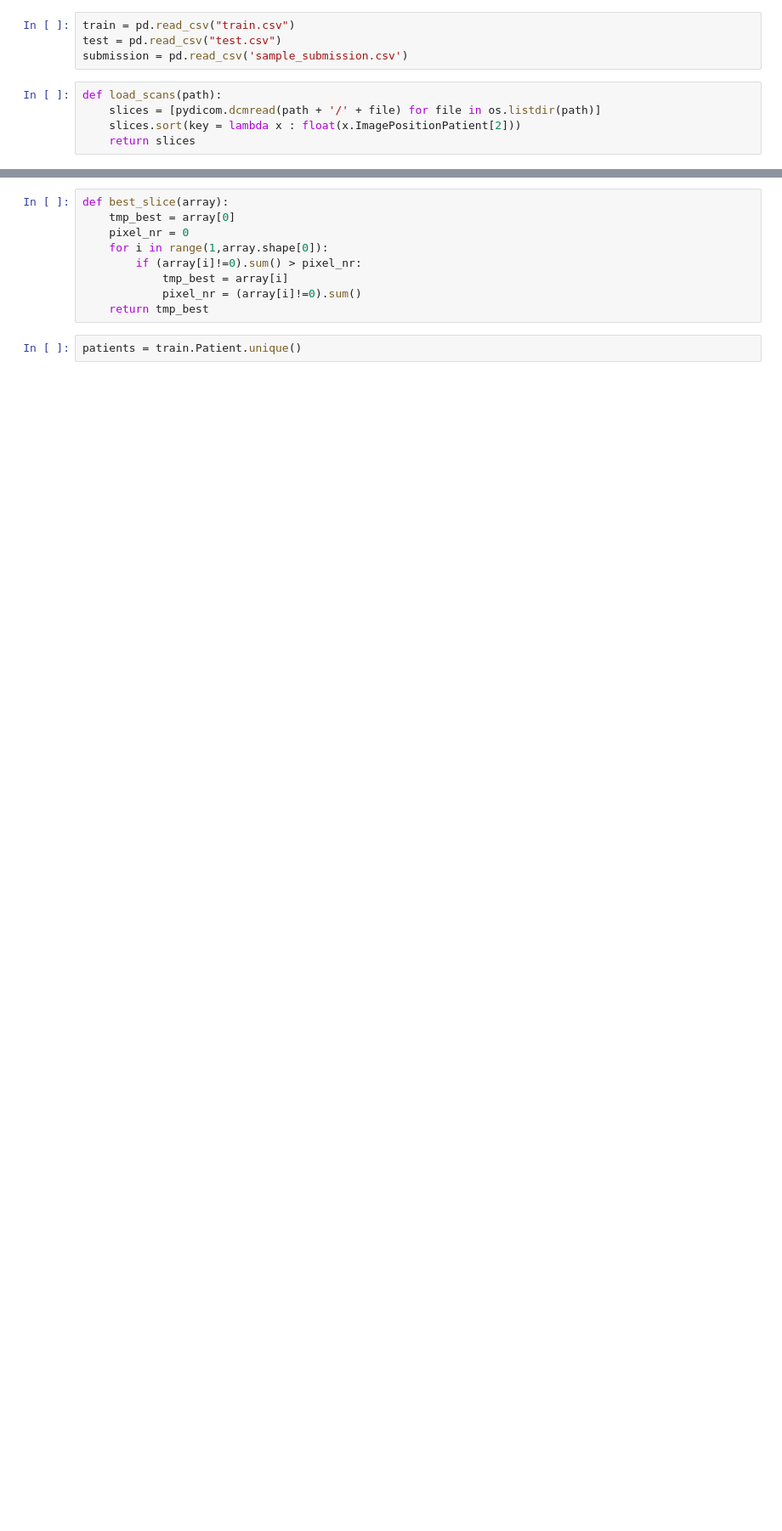
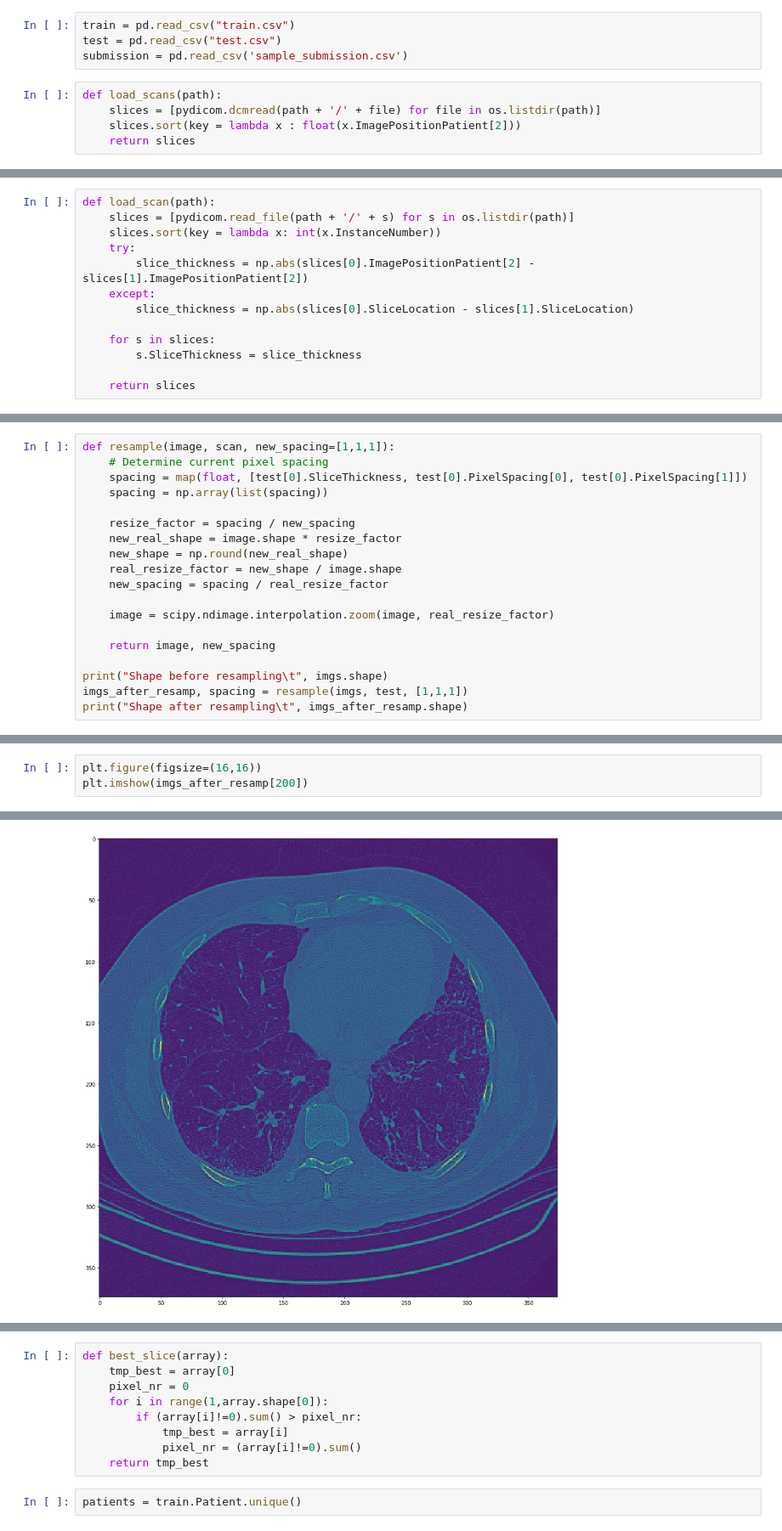
Before and after one commit to EdMDias/OSIC_kaggle_project, a Jupyter notebook: largest_slice_of_lung.ipynb, the cells around one changed output, grey strips where cells are left out. Shown at 85% size. Cells and saved outputs as stored; diff of their text form; blank space fills up the shorter version.

```diff
--- a/largest_slice_of_lung.ipynb
+++ b/largest_slice_of_lung.ipynb
@@ -42,0 +26,13 @@ def lung_slices_pic(slices):
+# %%
+def load_scan(path):
+    slices = [pydicom.read_file(path + '/' + s) for s in os.listdir(path)]
+    slices.sort(key = lambda x: int(x.InstanceNumber))
+    try:
+        slice_thickness = np.abs(slices[0].ImagePositionPatient[2] - slices[1].ImagePositionPatient[2])
+    except:
+        slice_thickness = np.abs(slices[0].SliceLocation - slices[1].SliceLocation)
+
+    for s in slices:
+        s.SliceThickness = slice_thickness
+
+    return slices
@@ -42,0 +106,19 @@ def lung_slices_pic(slices):
+# %%
+def resample(image, scan, new_spacing=[1,1,1]):
+    # Determine current pixel spacing
+    spacing = map(float, [test[0].SliceThickness, test[0].PixelSpacing[0], test[0].PixelSpacing[1]])
+    spacing = np.array(list(spacing))
+
+    resize_factor = spacing / new_spacing
+    new_real_shape = image.shape * resize_factor
+    new_shape = np.round(new_real_shape)
+    real_resize_factor = new_shape / image.shape
+    new_spacing = spacing / real_resize_factor
+
+    image = scipy.ndimage.interpolation.zoom(image, real_resize_factor)
+
+    return image, new_spacing
+
+print("Shape before resampling\t", imgs.shape)
+imgs_after_resamp, spacing = resample(imgs, test, [1,1,1])
+print("Shape after resampling\t", imgs_after_resamp.shape)
@@ -42,0 +132,4 @@ def lung_slices_pic(slices):
+# %%
+plt.figure(figsize=(16,16))
+plt.imshow(imgs_after_resamp[200])
+# %% [output]
@@ -42,0 +137 @@ def lung_slices_pic(slices):
+[figure, added]
```
Also changed, not shown: parts of 34 cells of this notebook.
